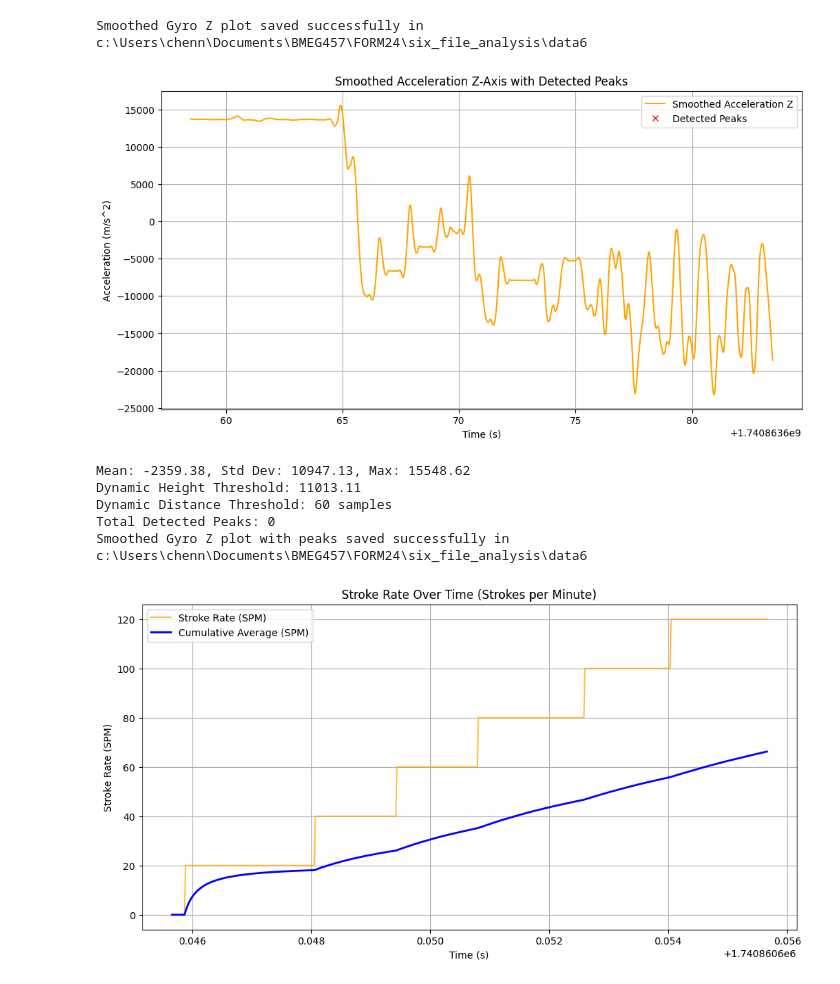
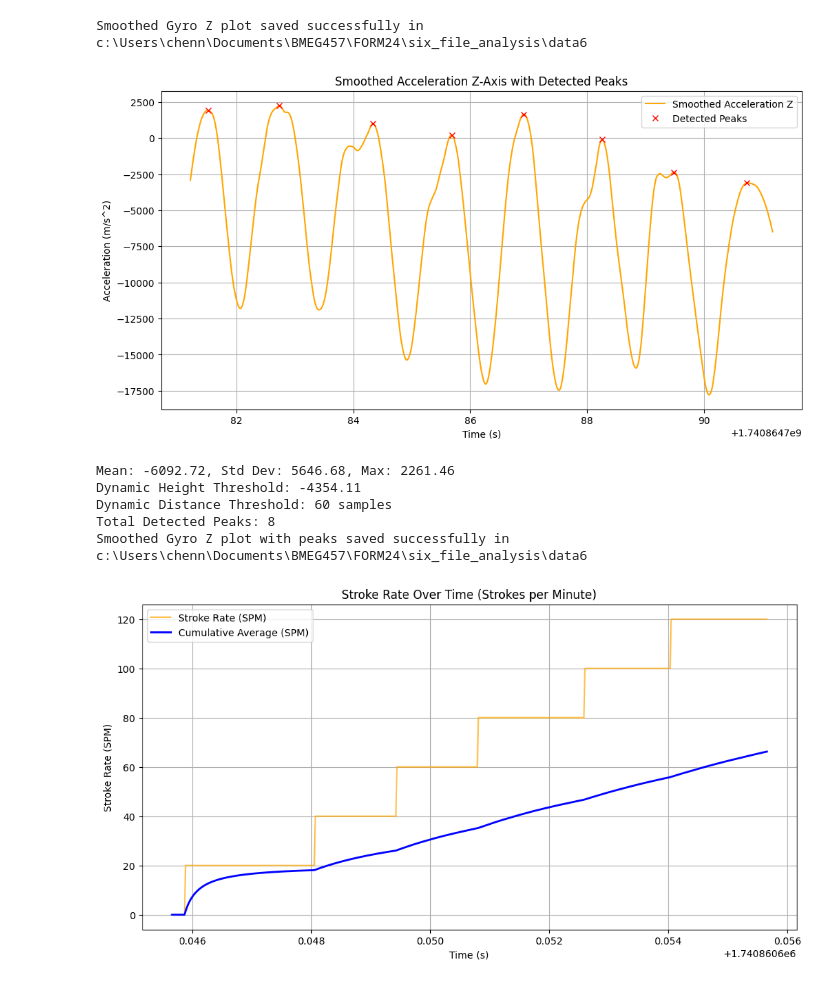
Before and after one commit to IddoSadeh/FORM24, a Jupyter notebook: esp IMU/imuProcess.ipynb, the cells around one changed output. Saved outputs shown, nothing was run; the diff lists cells and outputs as text; code cells hidden in the pictures.

Commit message:
with 10s8stroke data

```diff
--- a/esp IMU/imuProcess.ipynb
+++ b/esp IMU/imuProcess.ipynb
@@ -8,7 +8,7 @@ import matplotlib.pyplot as plt
 # Load the data
 #file_path = "../downloaded_files/datatest.csv"
 
-file_path = "data/10sec7stroke.csv"
+file_path = "data/10sec8stroke.csv"
 
 data = pd.read_csv(file_path, on_bad_lines='skip')
 
@@ -45,10 +45,10 @@ from scipy.signal import savgol_filter
 
 print(len(accel_x))
 # Apply Savitzky-Golay filter twice for extra smoothing
-smoothed_accel_x = savgol_filter(savgol_filter(accel_x, window_length=4, polyorder=2), window_length=4, polyorder=2)
-smoothed_accel_y = savgol_filter(savgol_filter(accel_y, window_length=25, polyorder=2), window_length=22, polyorder=2)
-smoothed_accel_z = savgol_filter(savgol_filter(accel_z, window_length=25, polyorder=2), window_length=25, polyorder=2)
-smoothed_gyro_x = savgol_filter(savgol_filter(gyro_x, window_length=25, polyorder=2), window_length=25, polyorder=2)
-smoothed_gyro_y = savgol_filter(savgol_filter(gyro_y, window_length=25, polyorder=2), window_length=25, polyorder=2)
-smoothed_gyro_z = savgol_filter(savgol_filter(gyro_z, window_length=25, polyorder=2), window_length=25, polyorder=2)
+smoothed_accel_x = savgol_filter(savgol_filter(accel_x, window_length=55, polyorder=2), window_length=4, polyorder=2)
+smoothed_accel_y = savgol_filter(savgol_filter(accel_y, window_length=55, polyorder=2), window_length=22, polyorder=2)
+smoothed_accel_z = savgol_filter(savgol_filter(accel_z, window_length=55, polyorder=2), window_length=25, polyorder=2)
+smoothed_gyro_x = savgol_filter(savgol_filter(gyro_x, window_length=55, polyorder=2), window_length=25, polyorder=2)
+smoothed_gyro_y = savgol_filter(savgol_filter(gyro_y, window_length=55, polyorder=2), window_length=25, polyorder=2)
+smoothed_gyro_z = savgol_filter(savgol_filter(gyro_z, window_length=55, polyorder=2), window_length=25, polyorder=2)
 # %% [output]
@@ -199,7 +199,7 @@ std_dev = np.std(smoothed_accel_z)
 max_value = np.max(smoothed_accel_z)
 
 # Dynamically set the 'height' threshold based on mean and standard deviation
-height_threshold = 0.9 * mean_value + 1.2 * std_dev
+height_threshold = 0.9 * mean_value + 0.2 * std_dev
 
 # Dynamically set the 'distance' between peaks (based on sampling rate or data characteristics)
 sampling_rate = 30  # Assuming data is collected at 30Hz
@@ -212,38 +212,38 @@ peaks, properties = find_peaks(
     distance=distance_threshold,  # Minimum distance between peaks
     prominence=0.5 * std_dev
 )
 
 # Plot smoothed gyro Z data with detected peaks
 plt.figure(figsize=(12, 6))
 plt.plot(timestamps, smoothed_accel_z, label='Smoothed Acceleration Z', color='orange')
 plt.plot(timestamps[peaks], gyro_z[peaks], 'rx', label='Detected Peaks')
 plt.title('Smoothed Acceleration Z-Axis with Detected Peaks')
 plt.xlabel('Time (s)')
 plt.ylabel('Acceleration (m/s^2)')
 plt.legend()
 plt.grid(True)
 
 # Display the plot
 plt.show()
 
 # Save the plot
 save_path = os.path.join(os.path.dirname(os.getcwd()), "six_file_analysis", data_set_temp_string)
 os.makedirs(save_path, exist_ok=True)
 plt.savefig(os.path.join(save_path, "Smoothed_Accel_Z_Peaks.png"))
 plt.close()
 
 # Print debugging info
 print(f"Mean: {mean_value:.2f}, Std Dev: {std_dev:.2f}, Max: {max_value:.2f}")
 print(f"Dynamic Height Threshold: {height_threshold:.2f}")
 print(f"Dynamic Distance Threshold: {distance_threshold} samples")
 print(f"Total Detected Peaks: {len(peaks)}")
 print(f"Smoothed Gyro Z plot with peaks saved successfully in {save_path}")
 # %% [output]
-[figure, old version]
+[figure, new version]
-Mean: -2359.38, Std Dev: 10947.13, Max: 15548.62
-Dynamic Height Threshold: 11013.11
+Mean: -6092.72, Std Dev: 5646.68, Max: 2261.46
+Dynamic Height Threshold: -4354.11
 Dynamic Distance Threshold: 60 samples
-Total Detected Peaks: 0
+Total Detected Peaks: 8
 Smoothed Gyro Z plot with peaks saved successfully in c:\Users\chenn\Documents\BMEG457\FORM24\six_file_analysis\data6
 # %%
 # This Block calculates stroke rate.
```
Also changed, not shown: parts of 3 cells of this notebook, 9 other files.
